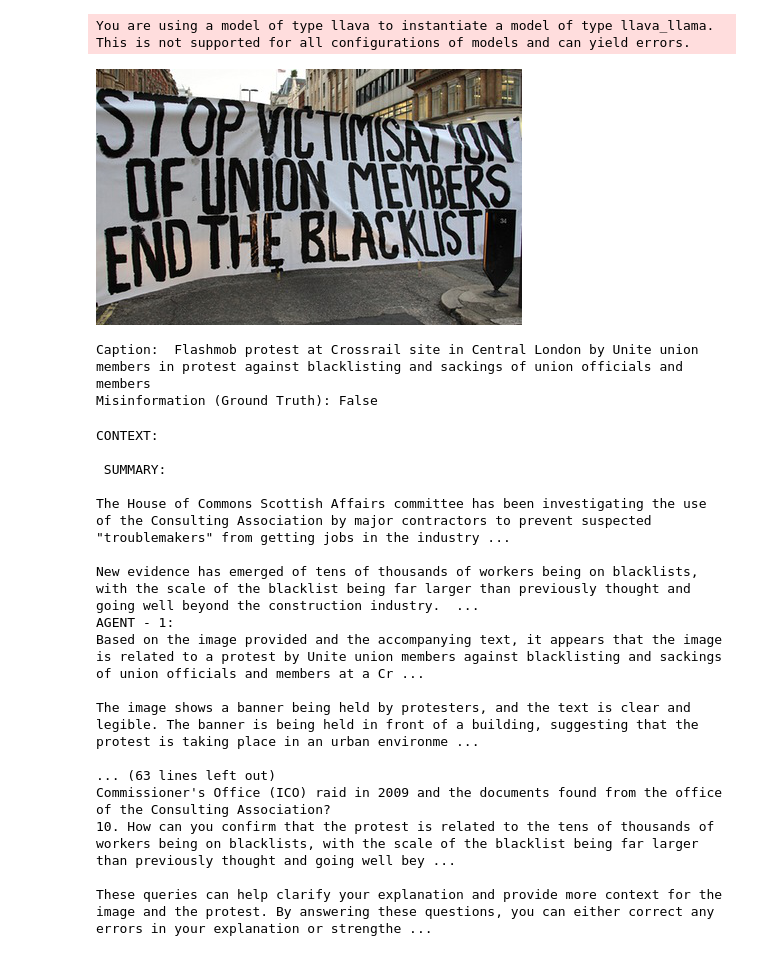
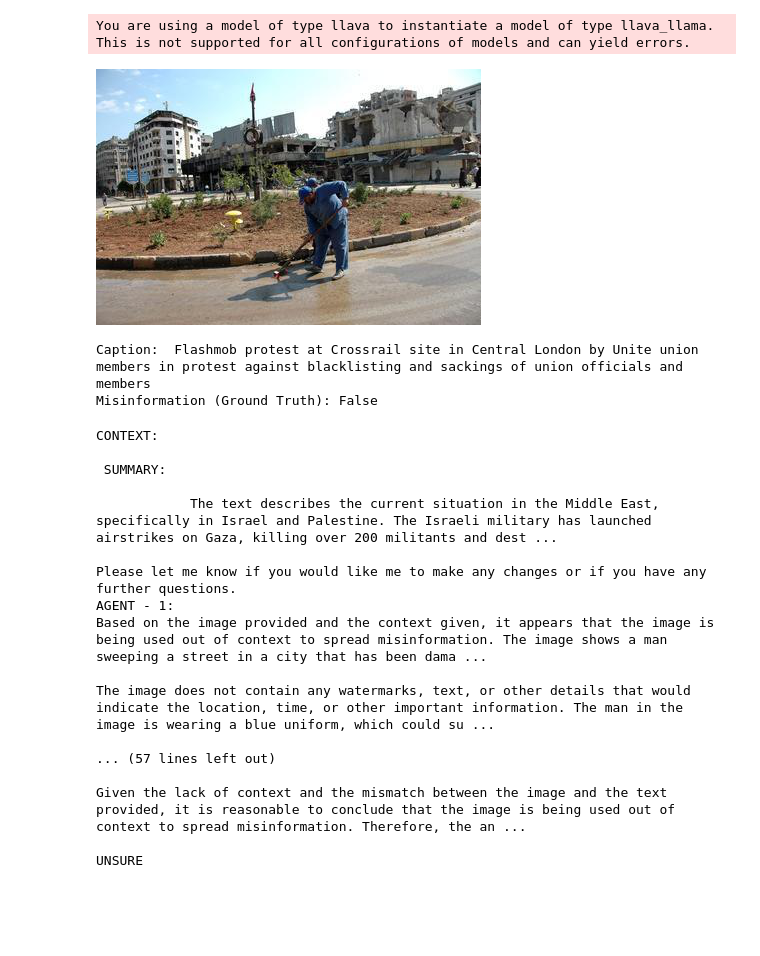
Before and after one commit to kumudlakara/MAD_Sherlock, a Jupyter notebook: experiments/exp14_debating_llava_adv_2.ipynb, the cells around one changed output. Drawn from its saved outputs; the diff is of its cells as text; code cells hidden in the pictures; blank space fills up the shorter version.

Commit message:
further analysing failure cases

```diff
--- a/experiments/exp14_debating_llava_adv_2.ipynb
+++ b/experiments/exp14_debating_llava_adv_2.ipynb
@@ -44,35 +44,35 @@ elif "mistral" in model_name.lower():
 elif "v1.6-34b" in model_name.lower():
     conv_mode = "chatml_direct"
 elif "v1" in model_name.lower():
     conv_mode = "llava_v1"
 elif "mpt" in model_name.lower():
     conv_mode = "mpt"
 else:
     conv_mode = "llava_v0"
 
 conv = []
 roles = []
 
 for i in range(num_models):
     conv.append(conv_templates[conv_mode].copy())
     if "mpt" in model_name.lower():
         roles.append(('user', 'assistant'))
     else:
         roles.append(conv[i].roles)
 
-image, caption, img_path, annotation = get_data(0)
+image, caption, img_path, annotation = get_data(7)
 display(image)
 show_data(0)
 image_size = image.size
 
 # Similar operation in model_worker.py
 image_tensor = process_images([image], models[0]['image_processor'], models[0]['model'].config)
 if type(image_tensor) is list:
     image_tensor = [image.to(models[0]['model'].device, dtype=torch.float16) for image in image_tensor]
 else:
     image_tensor = image_tensor.to(models[0]['model'].device, dtype=torch.float16)
 # %% [output]
-[figure, old version]
+[figure, new version]
 Caption:  Flashmob protest at Crossrail site in Central London by Unite union members in protest against blacklisting and sackings of union officials and members
 Misinformation (Ground Truth): False
 # %%
@@ -137,7 +137,7 @@ for round in range(num_rounds+1):
             else:
                 inp = round1_prompt(roles[i][0], conv[(i+1)%num_models].messages[-1][-1])
         else:
-            inp = disambiguation_prompt(roles[i][0], conv[(i+1)%num_models].messages[-1][-1])
+            inp = debate_prompt(roles[i][0], conv[(i+1)%num_models].messages[-1][-1])
         if image is not None:
             # first message
             if models[i]['model'].config.mm_use_im_start_end:
@@ -169,16 +169,16 @@ CONTEXT:
 
  SUMMARY:
 
-The House of Commons Scottish Affairs committee has been investigating the use of the Consulting Association by major contractors to prevent suspected "troublemakers" from getting jobs in the industry ...
+            The text describes the current situation in the Middle East, specifically in Israel and Palestine. The Israeli military has launched airstrikes on Gaza, killing over 200 militants and dest ...
 
-New evidence has emerged of tens of thousands of workers being on blacklists, with the scale of the blacklist being far larger than previously thought and going well beyond the construction industry.  ...
+Please let me know if you would like me to make any changes or if you have any further questions.
 AGENT - 1:
-Based on the image provided and the accompanying text, it appears that the image is related to a protest by Unite union members against blacklisting and sackings of union officials and members at a Cr ...
+Based on the image provided and the context given, it appears that the image is being used out of context to spread misinformation. The image shows a man sweeping a street in a city that has been dama ...
 
-The image shows a banner being held by protesters, and the text is clear and legible. The banner is being held in front of a building, suggesting that the protest is taking place in an urban environme ...
+The image does not contain any watermarks, text, or other details that would indicate the location, time, or other important information. The man in the image is wearing a blue uniform, which could su ...
 
-... (63 lines left out)
-Commissioner's Office (ICO) raid in 2009 and the documents found from the office of the Consulting Association?
-10. How can you confirm that the protest is related to the tens of thousands of workers being on blacklists, with the scale of the blacklist being far larger than previously thought and going well bey ...
+... (57 lines left out)
 
-These queries can help clarify your explanation and provide more context for the image and the protest. By answering these questions, you can either correct any errors in your explanation or strengthe ...
+Given the lack of context and the mismatch between the image and the text provided, it is reasonable to conclude that the image is being used out of context to spread misinformation. Therefore, the an ...
+
+UNSURE
```
Also changed, not shown: 1 other file.
